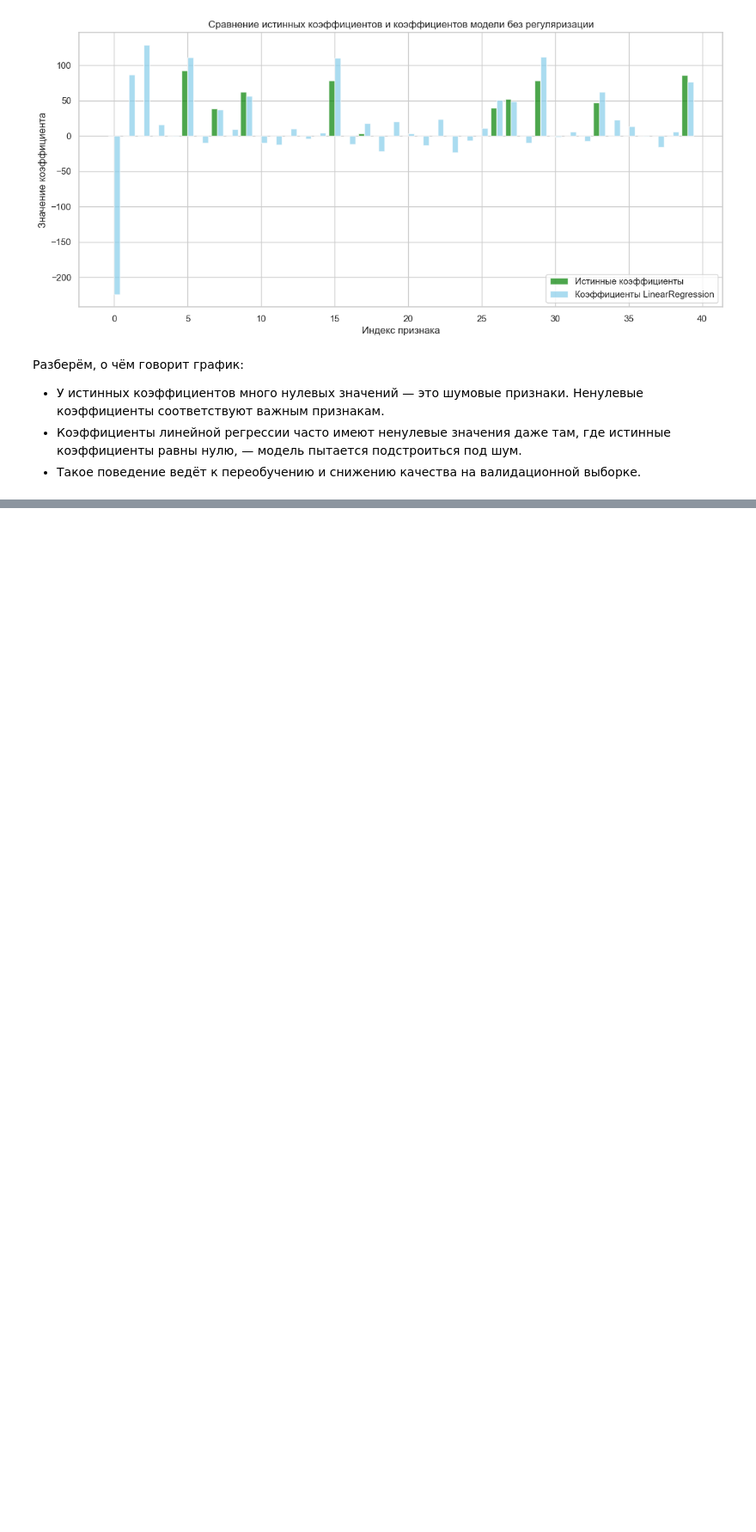
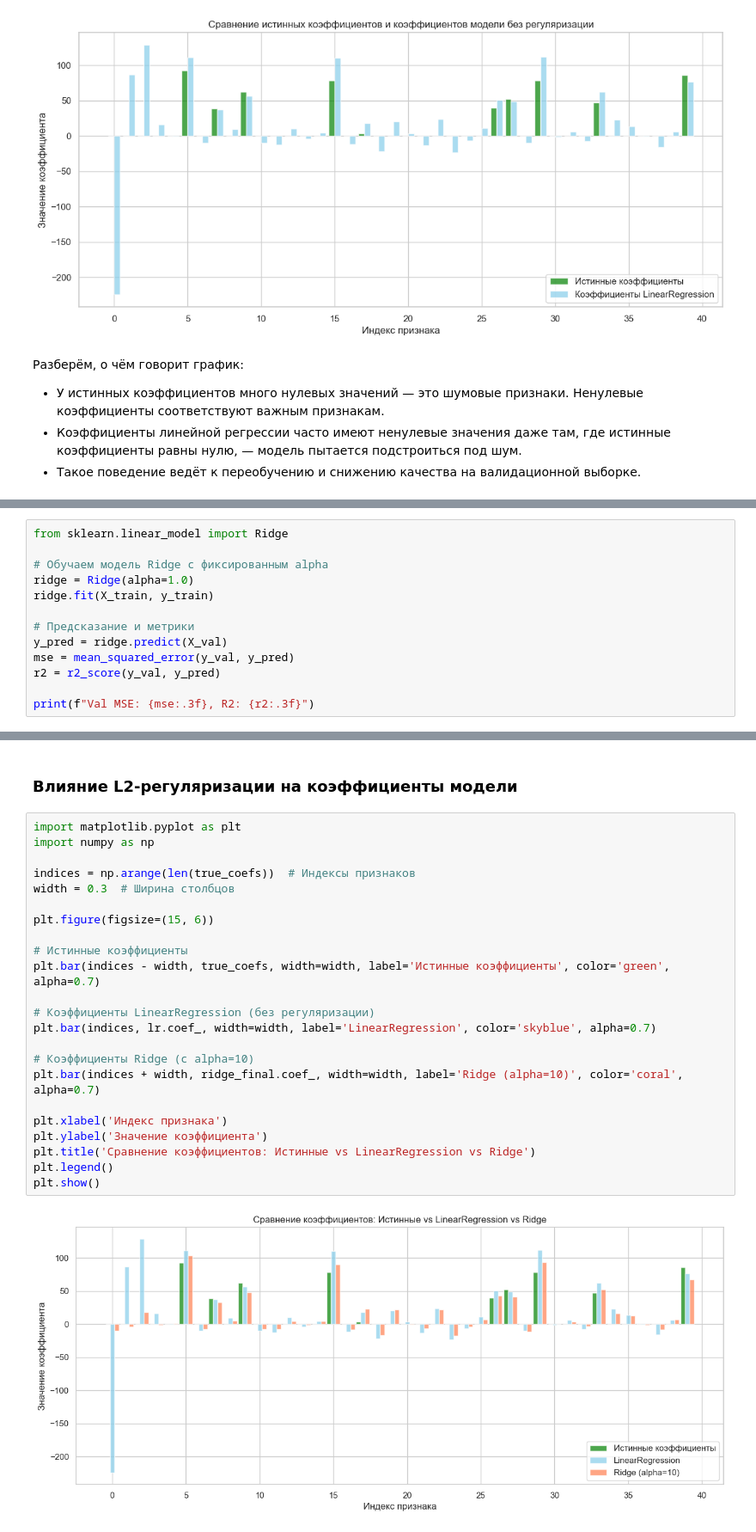
Before and after one commit to Beefeater84/yandex-practicum-data-scientist, a Jupyter notebook: sprint-13/notebooks/Regularization.ipynb, the cells around one changed output, grey strips where cells are left out. Shown at 86% size. Saved outputs shown, nothing was run; the diff lists cells and outputs as text; blank space fills up the shorter version.

```diff
--- a/sprint-13/notebooks/Regularization.ipynb
+++ b/sprint-13/notebooks/Regularization.ipynb
@@ -194,0 +199,13 @@ plt.show()  # Показываем график
+# %%
+from sklearn.linear_model import Ridge
+
+# Обучаем модель Ridge с фиксированным alpha
+ridge = Ridge(alpha=1.0)
+ridge.fit(X_train, y_train)
+
+# Предсказание и метрики
+y_pred = ridge.predict(X_val)
+mse = mean_squared_error(y_val, y_pred)
+r2 = r2_score(y_val, y_pred)
+
+print(f"Val MSE: {mse:.3f}, R2: {r2:.3f}")
@@ -194,0 +277,27 @@ plt.show()  # Показываем график
+# %% [markdown]
+### Влияние L2-регуляризации на коэффициенты модели
+# %%
+import matplotlib.pyplot as plt
+import numpy as np
+
+indices = np.arange(len(true_coefs))  # Индексы признаков
+width = 0.3  # Ширина столбцов
+
+plt.figure(figsize=(15, 6))
+
+# Истинные коэффициенты
+plt.bar(indices - width, true_coefs, width=width, label='Истинные коэффициенты', color='green', alpha=0.7)
+
+# Коэффициенты LinearRegression (без регуляризации)
+plt.bar(indices, lr.coef_, width=width, label='LinearRegression', color='skyblue', alpha=0.7)
+
+# Коэффициенты Ridge (с alpha=10)
+plt.bar(indices + width, ridge_final.coef_, width=width, label='Ridge (alpha=10)', color='coral', alpha=0.7)
+
+plt.xlabel('Индекс признака')
+plt.ylabel('Значение коэффициента')
+plt.title('Сравнение коэффициентов: Истинные vs LinearRegression vs Ridge')
+plt.legend()
+plt.show()
+# %% [output]
+[figure, added]
```
Also changed, not shown: parts of 27 cells of this notebook.
